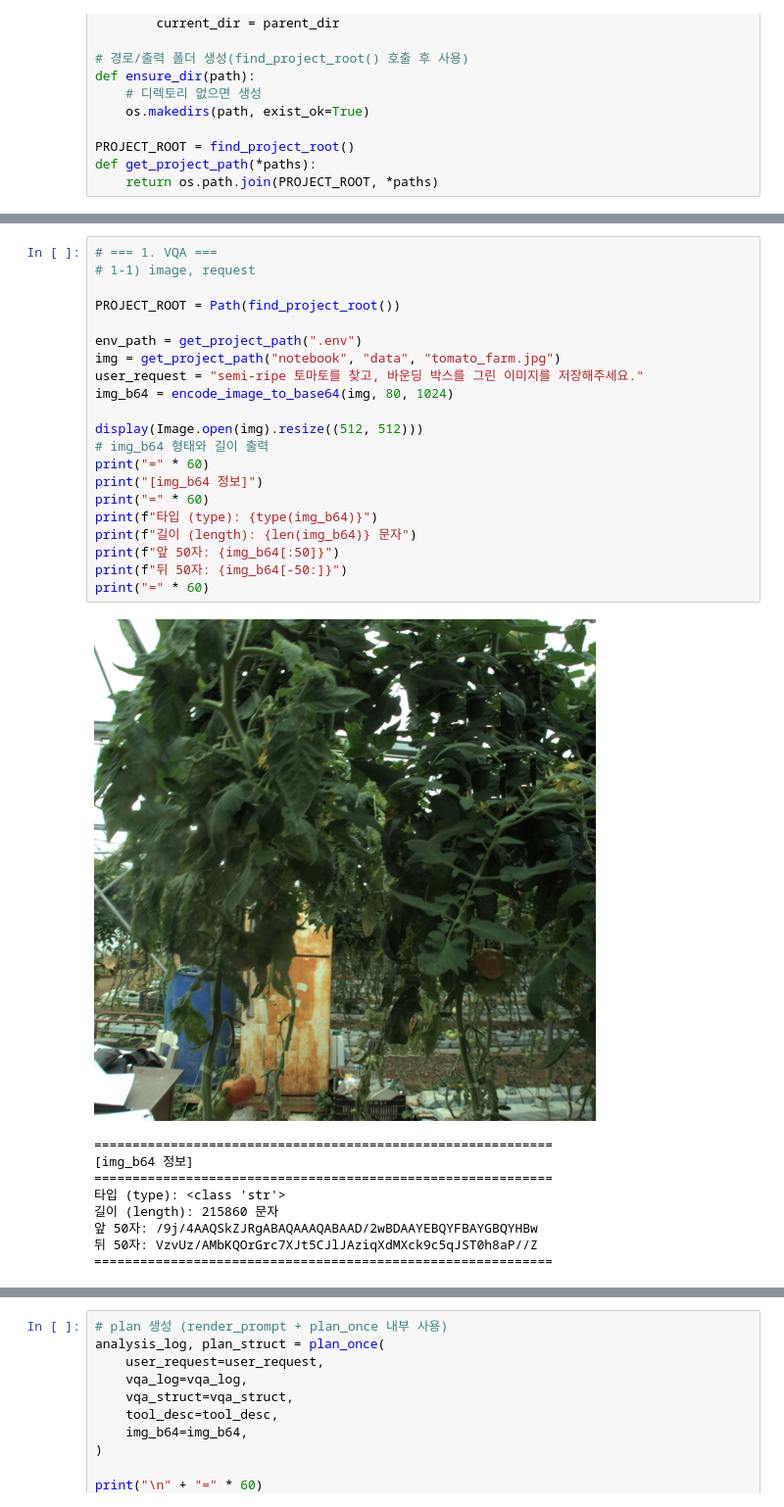
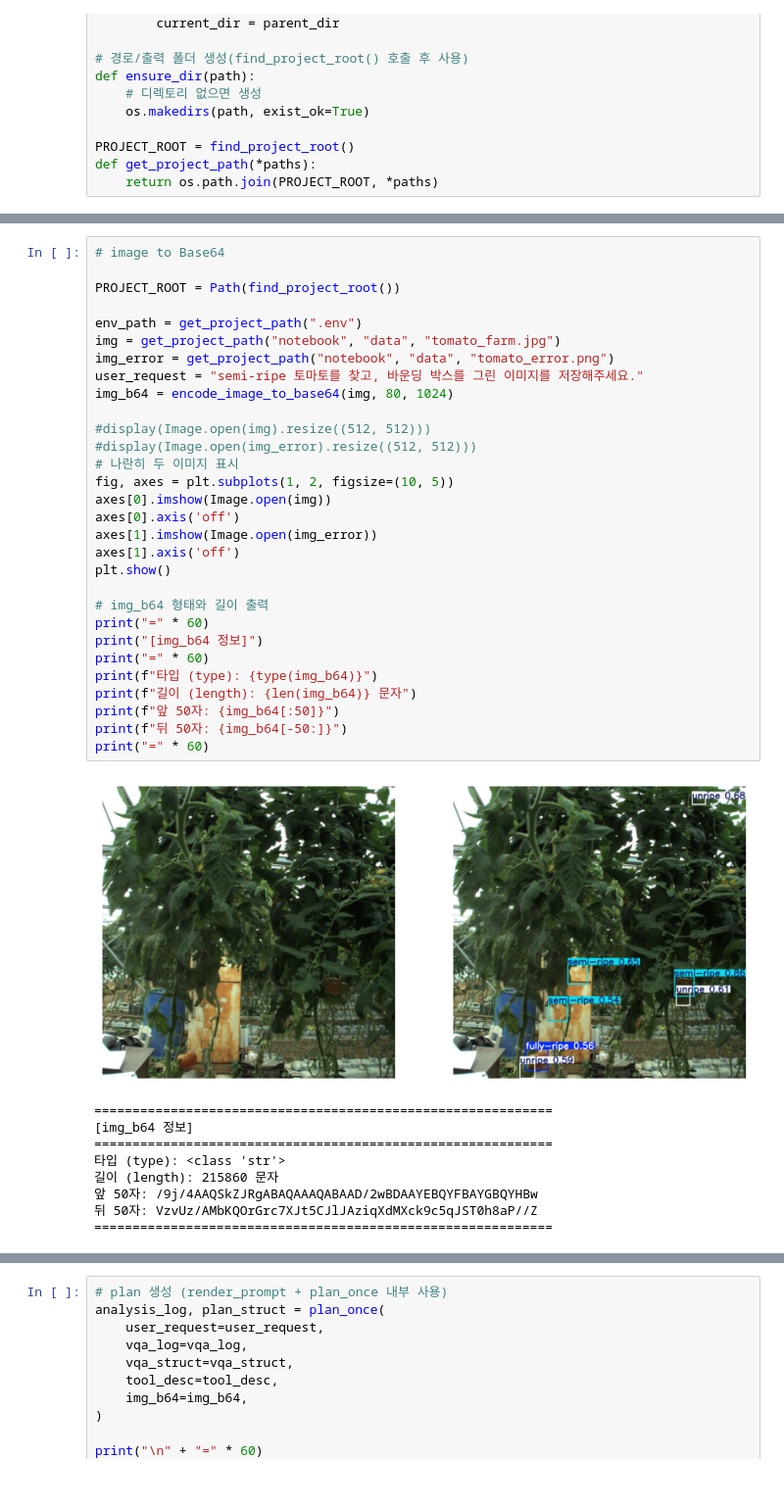
Before and after one commit to 02dumartin/vision-agent-scratch, a Jupyter notebook: notebook/vision-agnet_scratch2.ipynb, the cells around one changed output, grey strips where cells are left out. Shown at 98% size. Cells and saved outputs as stored; diff of their text form.

```diff
--- a/notebook/vision-agnet_scratch2.ipynb
+++ b/notebook/vision-agnet_scratch2.ipynb
@@ -489,26 +486,35 @@ def model_response_anthropic(
 # %%
-# === 1. VQA ===
-# 1-1) image, request
+# image to Base64
 
 PROJECT_ROOT = Path(find_project_root())
 
 env_path = get_project_path(".env")
 img = get_project_path("notebook", "data", "tomato_farm.jpg")
+img_error = get_project_path("notebook", "data", "tomato_error.png")
 user_request = "semi-ripe 토마토를 찾고, 바운딩 박스를 그린 이미지를 저장해주세요."
 img_b64 = encode_image_to_base64(img, 80, 1024)
 
-display(Image.open(img).resize((512, 512)))
+#display(Image.open(img).resize((512, 512)))
+#display(Image.open(img_error).resize((512, 512)))
+# 나란히 두 이미지 표시
+fig, axes = plt.subplots(1, 2, figsize=(10, 5))
+axes[0].imshow(Image.open(img))
+axes[0].axis('off')
+axes[1].imshow(Image.open(img_error))
+axes[1].axis('off')
+plt.show()
+
 # img_b64 형태와 길이 출력
 print("=" * 60)
 print("[img_b64 정보]")
 print("=" * 60)
 print(f"타입 (type): {type(img_b64)}")
 print(f"길이 (length): {len(img_b64)} 문자")
 print(f"앞 50자: {img_b64[:50]}")
 print(f"뒤 50자: {img_b64[-50:]}")
 print("=" * 60)
 # %% [output]
-[figure, old version]
+[figure, new version]
 ============================================================
 [img_b64 정보]
 ============================================================
```
Also changed, not shown: parts of 83 cells of this notebook, 1 other file.
